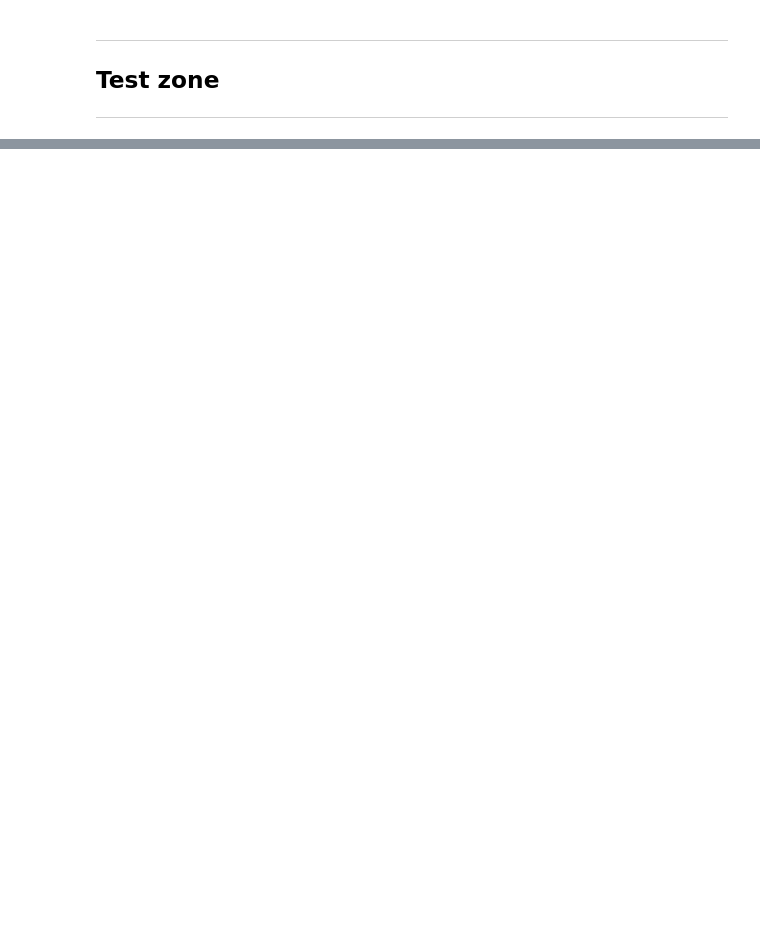
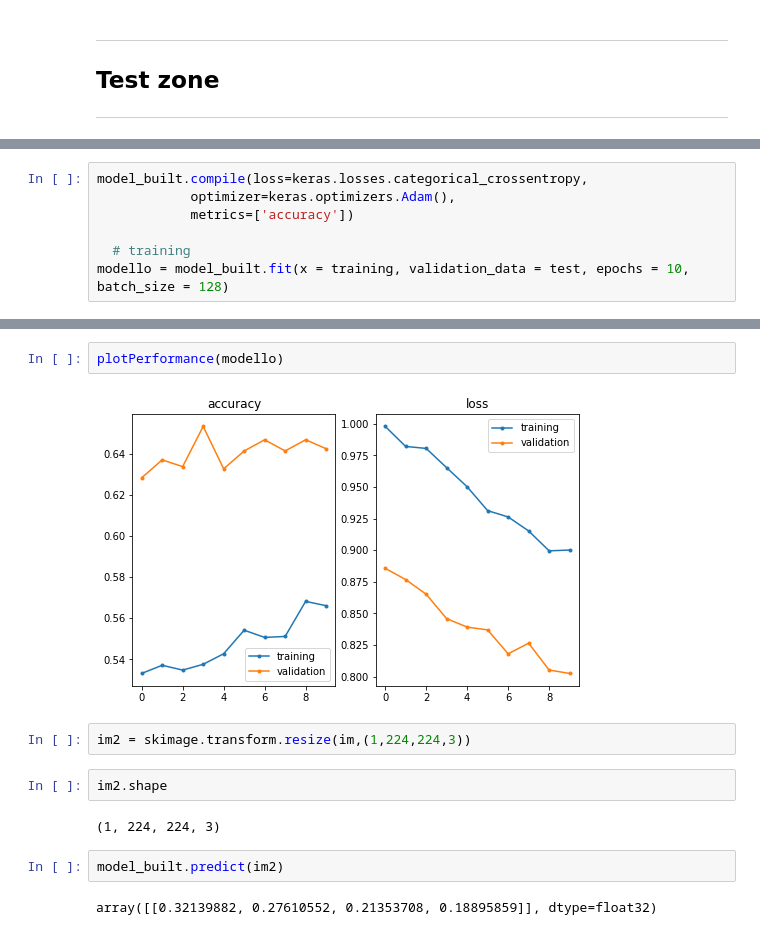
Before and after one commit to LorenzoMauri/Advanced-Machine-Learning, a Jupyter notebook: Copy_of_AML.ipynb, the cells around one changed output, grey strips where cells are left out. Drawn from its saved outputs; the diff is of its cells as text; blank space fills up the shorter version.

```diff
--- a/Copy_of_AML.ipynb
+++ b/Copy_of_AML.ipynb
@@ -185,0 +188,7 @@ for i in os.listdir():
+# %%
+model_built.compile(loss=keras.losses.categorical_crossentropy,
+            optimizer=keras.optimizers.Adam(),
+            metrics=['accuracy'])
+
+  # training
+modello = model_built.fit(x = training, validation_data = test, epochs = 10, batch_size = 128)
@@ -185,0 +216,14 @@ for i in os.listdir():
+# %%
+plotPerformance(modello)
+# %% [output]
+[figure, added]
+# %%
+im2 = skimage.transform.resize(im,(1,224,224,3))
+# %%
+im2.shape
+# %% [output]
+(1, 224, 224, 3)
+# %%
+model_built.predict(im2)
+# %% [output]
+array([[0.32139882, 0.27610552, 0.21353708, 0.18895859]], dtype=float32)
```
Also changed, not shown: parts of 10 cells of this notebook.
